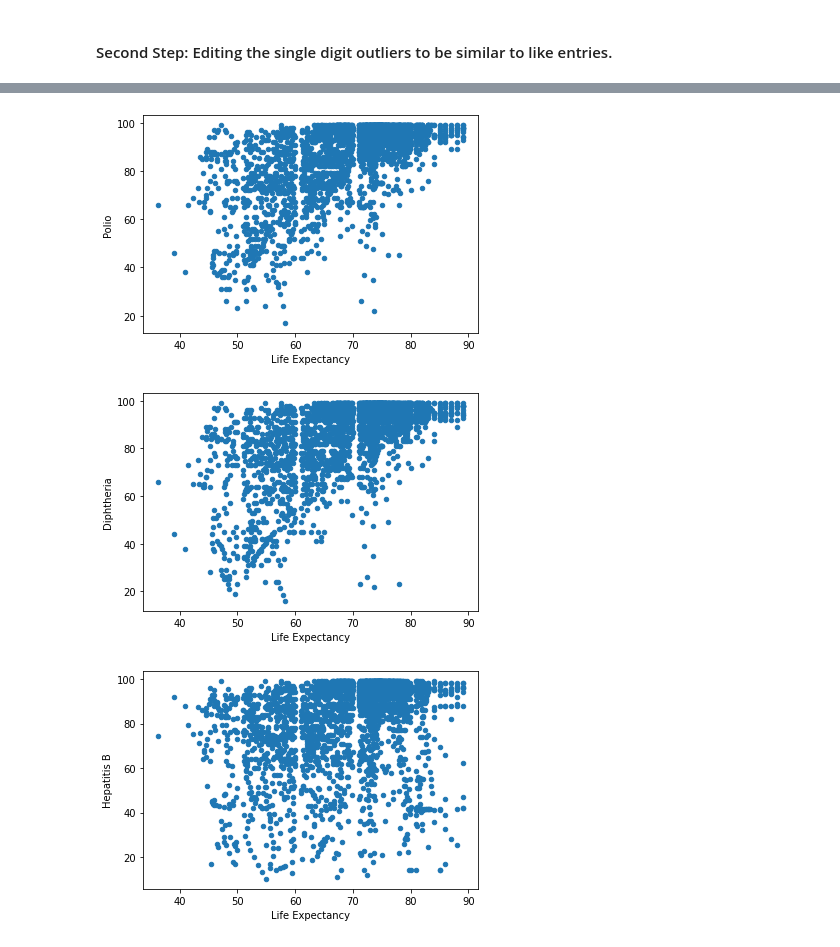
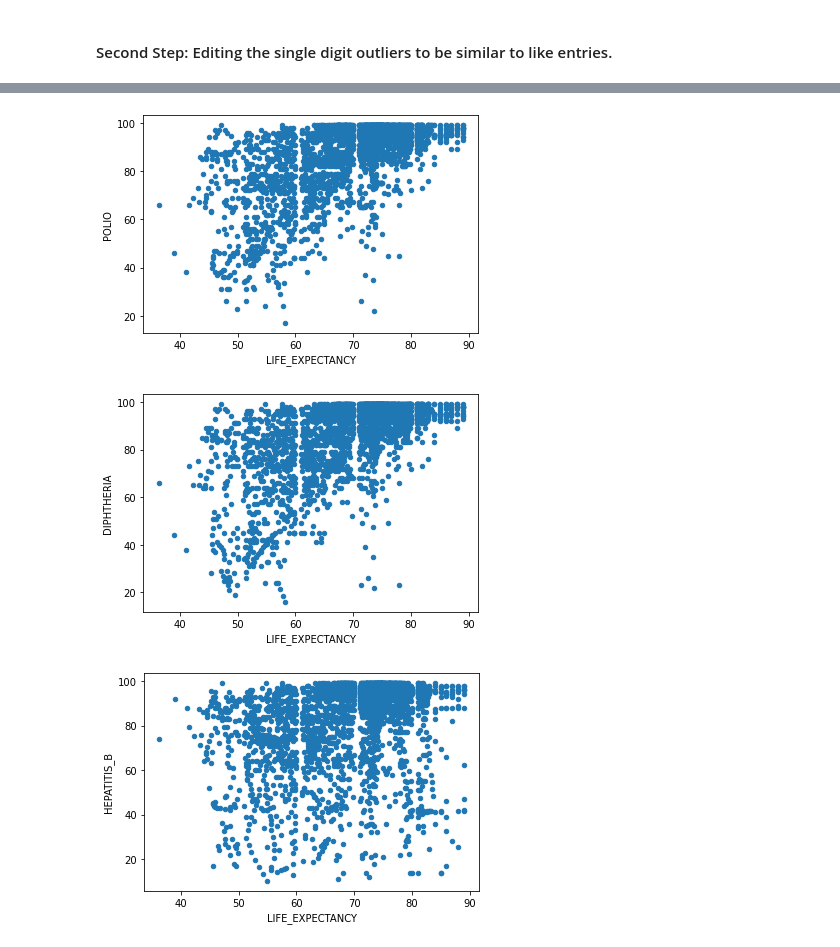
Before and after one commit to HoManCode/Group2-SIT307, a Jupyter notebook: A2 Dataset.ipynb, the cells around one changed output, grey strips where cells are left out. Cells and saved outputs as stored; diff of their text form; code cells hidden in the pictures.

```diff
--- a/A2 Dataset.ipynb
+++ b/A2 Dataset.ipynb
@@ -293,7 +302,7 @@ Pretty accurate!<br>
 Let's update the dataset
 # %%
 for i in percentages:
-    life_df.loc[(life_df['Country'] == i) & (life_df['Year'] == 2015), 'Total Expenditure'] = percentages[i]
+    life_df.loc[(life_df['COUNTRY'] == i) & (life_df['YEAR'] == 2015), 'TOTAL_EXPENDITURE'] = percentages[i]
     #print(life_df.loc[(life_df['Country'] == i) & (life_df['Year'] == 2015)])
-life_df.loc[life_df['Year'] == 2015]
+life_df.loc[life_df['YEAR'] == 2015]
 # %% [output]
@@ -377,9 +380,9 @@ Zimbabwe 4.48
 # %%
 # insert average of alcohol consumption for year 2015 which are N/A
 for i in averageAlcohol:
-    life_df.loc[(life_df['Country'] == i) & (life_df['Year'] == 2015) , 'Alcohol'] = averageAlcohol[i]
+    life_df.loc[(life_df['COUNTRY'] == i) & (life_df['YEAR'] == 2015) , 'ALCOHOL'] = averageAlcohol[i]
 # Montenegro does not have alcohol consumption for year 2005, below line insert avarage of Montengro for 2005
-    life_df.loc[(life_df['Country'] == 'Montenegro') & (life_df['Year'] == 2005) , 'Alcohol'] = averageAlcohol[i]
+    life_df.loc[(life_df['COUNTRY'] == 'Montenegro') & (life_df['YEAR'] == 2005) , 'ALCOHOL'] = averageAlcohol[i]
 
-life_df.loc[life_df['Year'] == 2015]
+life_df.loc[life_df['YEAR'] == 2015]
 # %% [output]
@@ -435,13 +438,13 @@ country = ''
 total = []
 averageAdultMortality = {}
 for index, row in life_df.iterrows():
-    if country != row['Country']:
+    if country != row['COUNTRY']:
         if country != '' and len(total)>0:
             average = mean(total)
             averageAdultMortality[country] = int(average)
-        country = row['Country']
+        country = row['COUNTRY']
         total = []
-    total.append(row['Adult Mortality'])
+    total.append(row['ADULT_MORTALITY'])
     if index == life_df.index[-1]:
         average = mean(total)
         averageAdultMortality[country] = int(average)
@@ -469,6 +472,6 @@ Zimbabwe 462
 # add zeros to right side of Adult Mortality
 for index, row in life_df.iterrows():
 
-    while((len(str(life_df.at[index, 'Adult Mortality']))< len(str(averageAdultMortality[row['Country']])))):
-        life_df.at[index, 'Adult Mortality'] = 10*life_df.at[index, 'Adult Mortality']
+    while((len(str(life_df.at[index, 'ADULT_MORTALITY']))< len(str(averageAdultMortality[row['COUNTRY']])))):
+        life_df.at[index, 'ADULT_MORTALITY'] = 10*life_df.at[index, 'ADULT_MORTALITY']
 # %%
@@ -537,40 +540,40 @@ Scatterplots showing single digit outliers.
 #### Second Step: Editing the single digit outliers to be similar to like entries.
 # %%
 # Change the type to string.
-life_df['Polio'] = life_df['Polio'].astype(str)
-life_df['Diphtheria'] = life_df['Diphtheria'].astype(str)
-life_df['Hepatitis B'] = life_df['Hepatitis B'].astype(str)
+life_df['POLIO'] = life_df['POLIO'].astype(str)
+life_df['DIPHTHERIA'] = life_df['DIPHTHERIA'].astype(str)
+life_df['HEPATITIS_B'] = life_df['HEPATITIS_B'].astype(str)
 
 # Go through and find the single digit entries and change them to NaN.
-for value in life_df['Polio']:
+for value in life_df['POLIO']:
     value = str(value)
     if (len(value) == 3):
-        life_df.loc[life_df['Polio'] == value, 'Polio'] = np.NaN
+        life_df.loc[life_df['POLIO'] == value, 'POLIO'] = np.NaN
 
-for value in life_df['Diphtheria']:
+for value in life_df['DIPHTHERIA']:
     value = str(value)
     if (len(value) == 3):
-        life_df.loc[life_df['Diphtheria'] == value, 'Diphtheria'] = np.NaN
+        life_df.loc[life_df['DIPHTHERIA'] == value, 'DIPHTHERIA'] = np.NaN
 
-for value in life_df['Hepatitis B']:
+for value in life_df['HEPATITIS_B']:
     value = str(value)
     if (len(value) == 3):
-        life_df.loc[life_df['Hepatitis B'] == value, 'Hepatitis B'] = np.NaN
+        life_df.loc[life_df['HEPATITIS_B'] == value, 'HEPATITIS_B'] = np.NaN
 
 # Change data type back to float.
-life_df['Polio'] = life_df['Polio'].astype(float)
-life_df['Diphtheria'] = life_df['Diphtheria'].astype(float)
-life_df['Hepatitis B'] = life_df['Hepatitis B'].astype(float)
+life_df['POLIO'] = life_df['POLIO'].astype(float)
+life_df['DIPHTHERIA'] = life_df['DIPHTHERIA'].astype(float)
+life_df['HEPATITIS_B'] = life_df['HEPATITIS_B'].astype(float)
 
 # Use interpolate() function to fill the NaN entries with like data. Direction forwards/backwards to get 1st and last entries.
-life_df['Polio'] = life_df['Polio'].interpolate(method ='linear', limit_direction='forward', axis=0)
-life_df['Polio'] = life_df['Polio'].interpolate(method ='linear', limit_direction='backward', axis=0)
+life_df['POLIO'] = life_df['POLIO'].interpolate(method ='linear', limit_direction='forward', axis=0)
+life_df['POLIO'] = life_df['POLIO'].interpolate(method ='linear', limit_direction='backward', axis=0)
 
-life_df['Diphtheria'] = life_df['Diphtheria'].interpolate(method ='linear', limit_direction='forward', axis=0)
-life_df['Diphtheria'] = life_df['Diphtheria'].interpolate(method ='linear', limit_direction='backward', axis=0)
+life_df['DIPHTHERIA'] = life_df['DIPHTHERIA'].interpolate(method ='linear', limit_direction='forward', axis=0)
+life_df['DIPHTHERIA'] = life_df['DIPHTHERIA'].interpolate(method ='linear', limit_direction='backward', axis=0)
 
-life_df['Hepatitis B'] = life_df['Hepatitis B'].interpolate(method ='linear', limit_direction='forward', axis=0)
-life_df['Hepatitis B'] = life_df['Hepatitis B'].interpolate(method ='linear', limit_direction='backward', axis=0)
+life_df['HEPATITIS_B'] = life_df['HEPATITIS_B'].interpolate(method ='linear', limit_direction='forward', axis=0)
+life_df['HEPATITIS_B'] = life_df['HEPATITIS_B'].interpolate(method ='linear', limit_direction='backward', axis=0)
 
 print("List of columns and their null count")
 print("\n")
@@ -579,9 +582,9 @@ print("\n")
 print("Scatterplots showing rectified outliers.")
 
 # Plot the results of cleaned columns.
-ax = life_df.plot.scatter(x='Life Expectancy', y='Polio')
-ax = life_df.plot.scatter(x='Life Expectancy', y='Diphtheria')
-ax = life_df.plot.scatter(x='Life Expectancy', y='Hepatitis B')
+ax = life_df.plot.scatter(x='LIFE_EXPECTANCY', y='POLIO')
+ax = life_df.plot.scatter(x='LIFE_EXPECTANCY', y='DIPHTHERIA')
+ax = life_df.plot.scatter(x='LIFE_EXPECTANCY', y='HEPATITIS_B')
 # %% [output]
 List of columns and their null count
 
@@ -598,8 +601,8 @@ Hepatitis B                          0
 ... (13 lines left out)
 dtype: int64
 
 
 Scatterplots showing rectified outliers.
-[figure, old version]
+[figure, new version]
-[figure, old version]
+[figure, new version]
-[figure, old version]
+[figure, new version]
```
Also changed, not shown: parts of 22 cells of this notebook.
